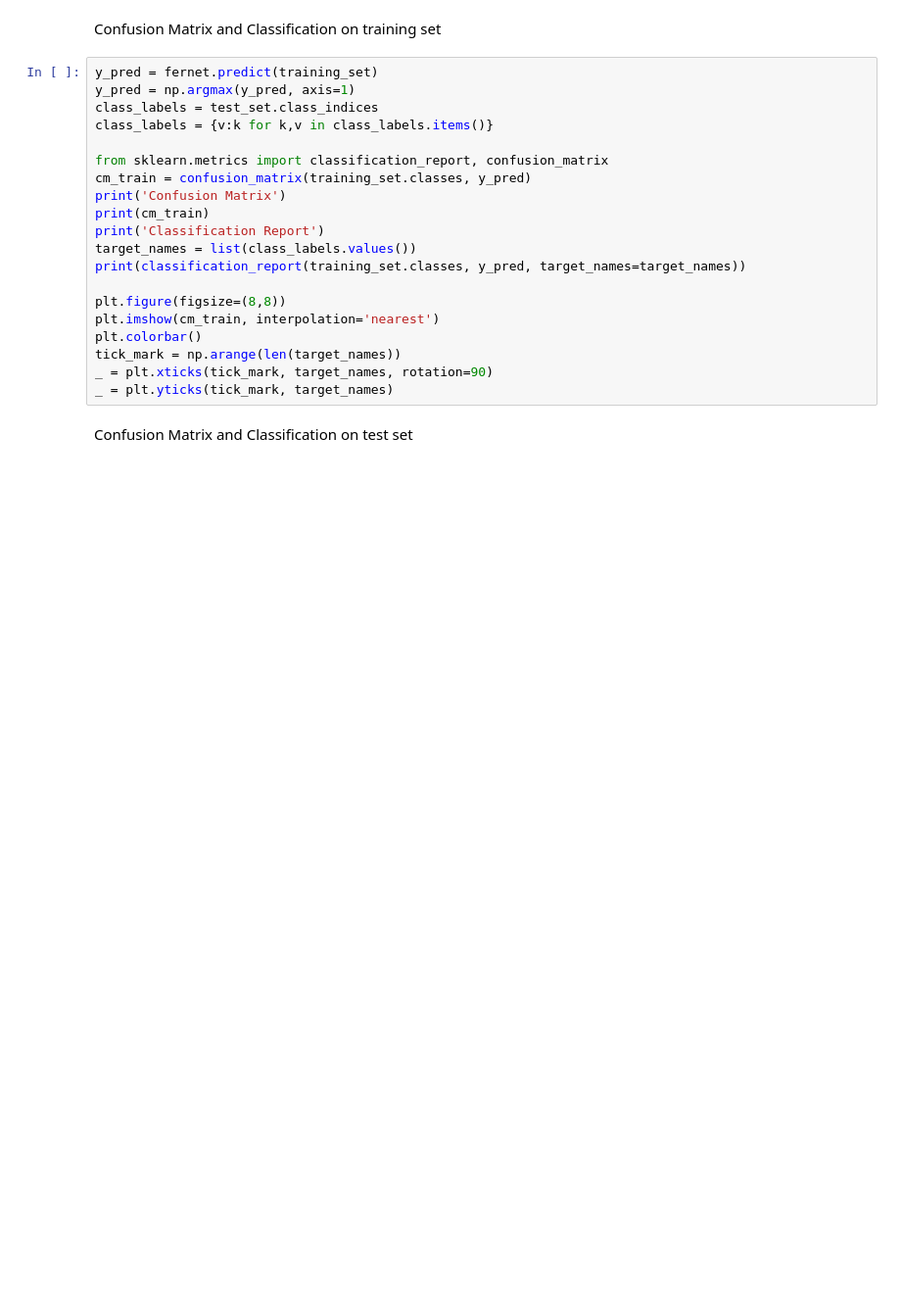
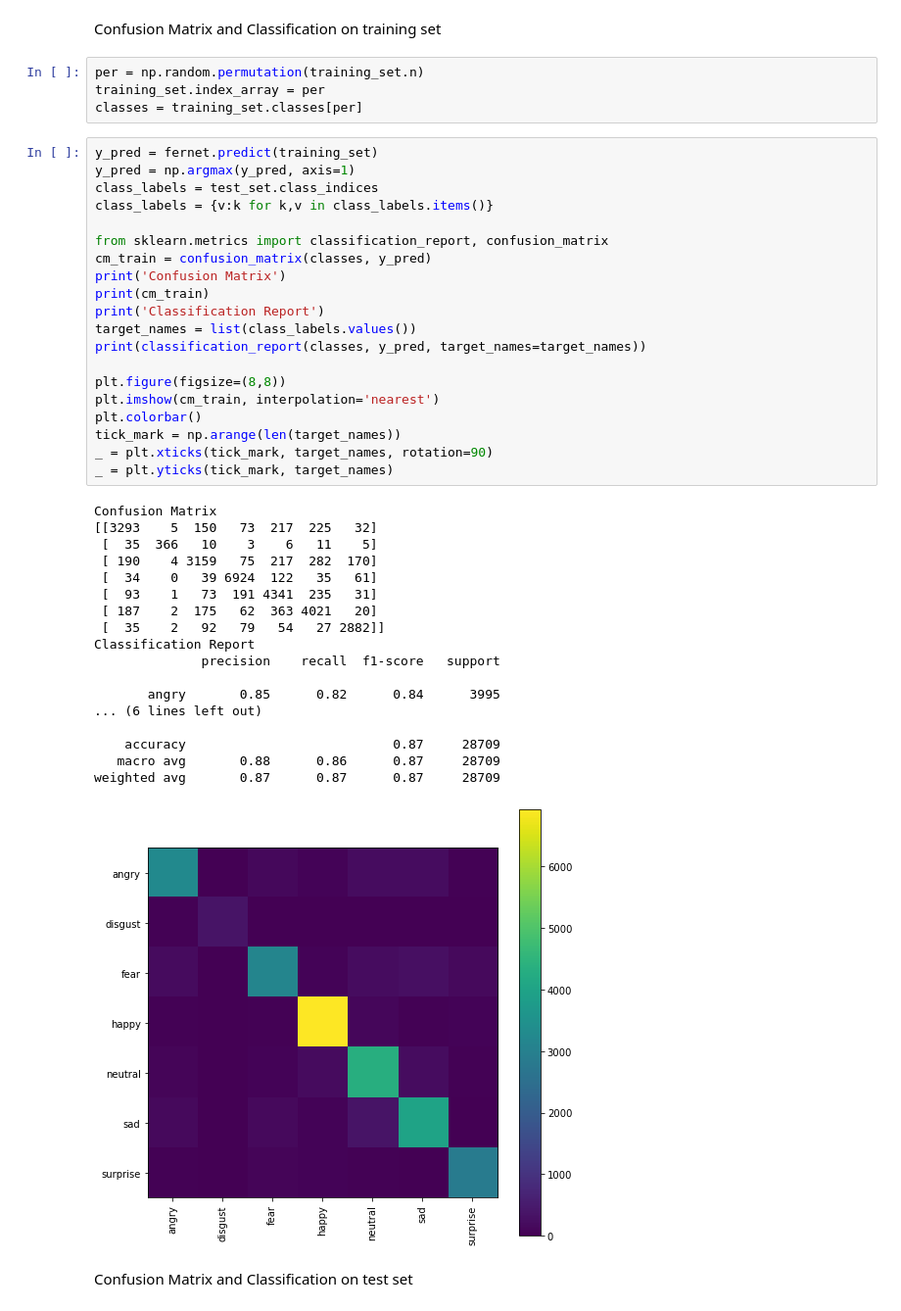
Before and after one commit to MaskedFaceRecognition/Emotion_Classification, a Jupyter notebook: Emotion_Classification_1_1.ipynb, the cells around one changed output. Shown at 98% size. Saved outputs shown, nothing was run; the diff lists cells and outputs as text; blank space fills up the shorter version.

```diff
--- a/Emotion_Classification_1_1.ipynb
+++ b/Emotion_Classification_1_1.ipynb
@@ -264,24 +262,47 @@ fernet.save_weights('fernet_bestweight.h5')
 # %% [markdown]
 Confusion Matrix and Classification on training set
+# %%
+per = np.random.permutation(training_set.n)
+training_set.index_array = per
+classes = training_set.classes[per]
 # %%
 y_pred = fernet.predict(training_set)
 y_pred = np.argmax(y_pred, axis=1)
 class_labels = test_set.class_indices
 class_labels = {v:k for k,v in class_labels.items()}
 
 from sklearn.metrics import classification_report, confusion_matrix
-cm_train = confusion_matrix(training_set.classes, y_pred)
+cm_train = confusion_matrix(classes, y_pred)
 print('Confusion Matrix')
 print(cm_train)
 print('Classification Report')
 target_names = list(class_labels.values())
-print(classification_report(training_set.classes, y_pred, target_names=target_names))
+print(classification_report(classes, y_pred, target_names=target_names))
 
 plt.figure(figsize=(8,8))
 plt.imshow(cm_train, interpolation='nearest')
 plt.colorbar()
 tick_mark = np.arange(len(target_names))
 _ = plt.xticks(tick_mark, target_names, rotation=90)
 _ = plt.yticks(tick_mark, target_names)
+# %% [output]
+Confusion Matrix
+[[3293    5  150   73  217  225   32]
+ [  35  366   10    3    6   11    5]
+ [ 190    4 3159   75  217  282  170]
+ [  34    0   39 6924  122   35   61]
+ [  93    1   73  191 4341  235   31]
+ [ 187    2  175   62  363 4021   20]
+ [  35    2   92   79   54   27 2882]]
+Classification Report
+              precision    recall  f1-score   support
+
+       angry       0.85      0.82      0.84      3995
+... (6 lines left out)
+
+    accuracy                           0.87     28709
+   macro avg       0.88      0.86      0.87     28709
+weighted avg       0.87      0.87      0.87     28709
+[figure, added]
 # %% [markdown]
 Confusion Matrix and Classification on test set
```
Also changed, not shown: parts of 13 cells of this notebook.
